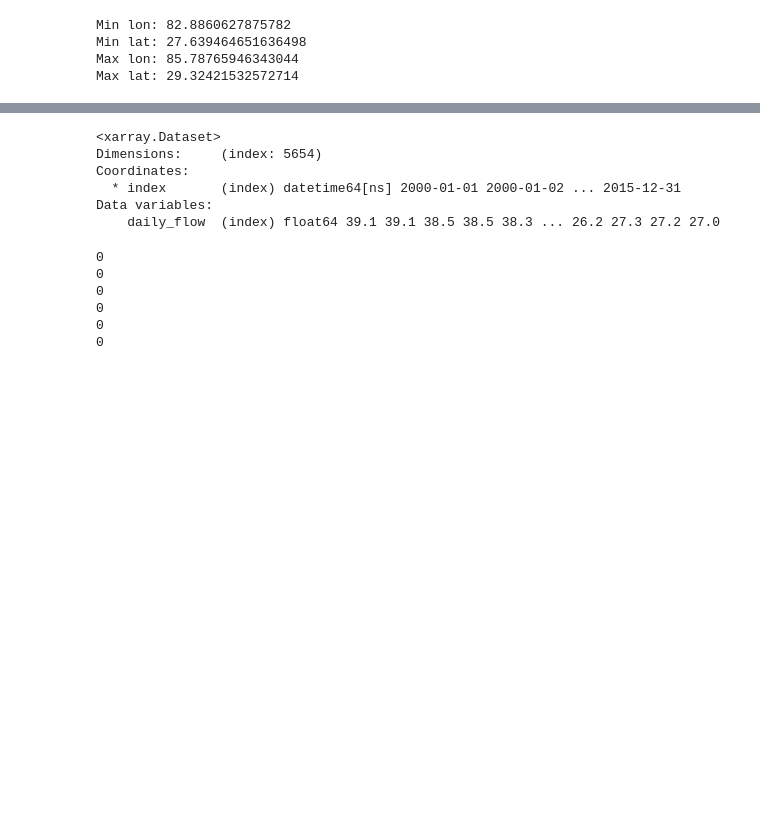
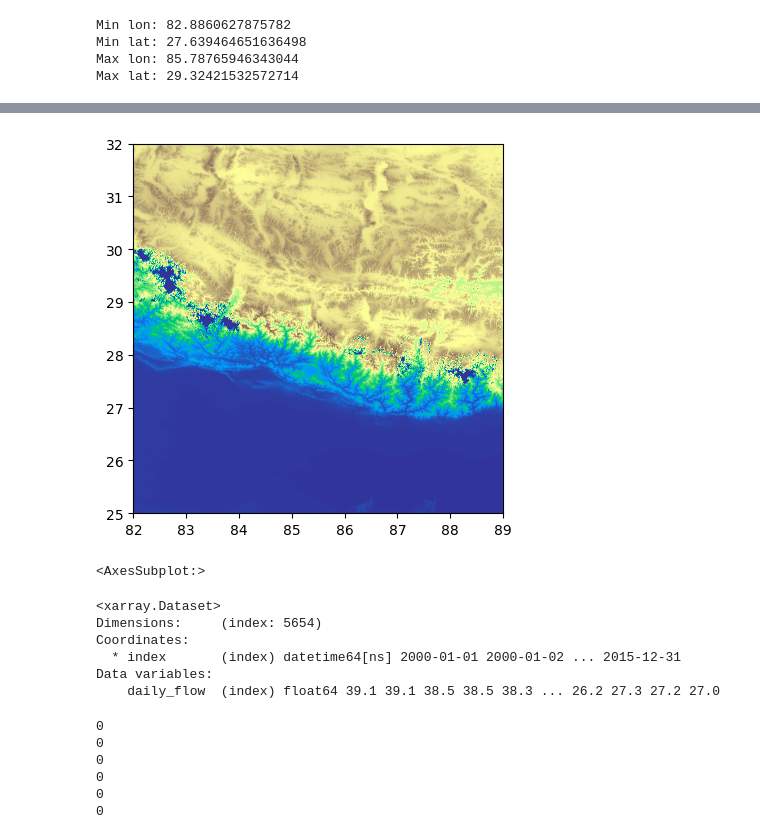
Before and after one commit to jacobqs/MST-Himalaya, a Jupyter notebook: notebooks/shyft_input.ipynb, the cells around one changed output, grey strips where cells are left out. Saved outputs shown, nothing was run; the diff lists cells and outputs as text; code cells hidden in the pictures; blank space fills up the shorter version.

```diff
--- a/notebooks/shyft_input.ipynb
+++ b/notebooks/shyft_input.ipynb
@@ -191,3 +197,9 @@ dem_dataset = rasterio.open('/Users/jacobqs/Documents/MST Himalaya/qgis/DEM/merg
+# %%
+from rasterio.plot import show
+show(dem_dataset, cmap = 'terrain')
+# %% [output]
+[figure, added]
+<AxesSubplot:>
 # %%
 # Sample the coordinate points in coord_list in the DEM file
 gdf['value'] = [x for x in dem_dataset.sample(coord_list)]
```
Also changed, not shown: parts of 1 cell of this notebook, 33 other files.
